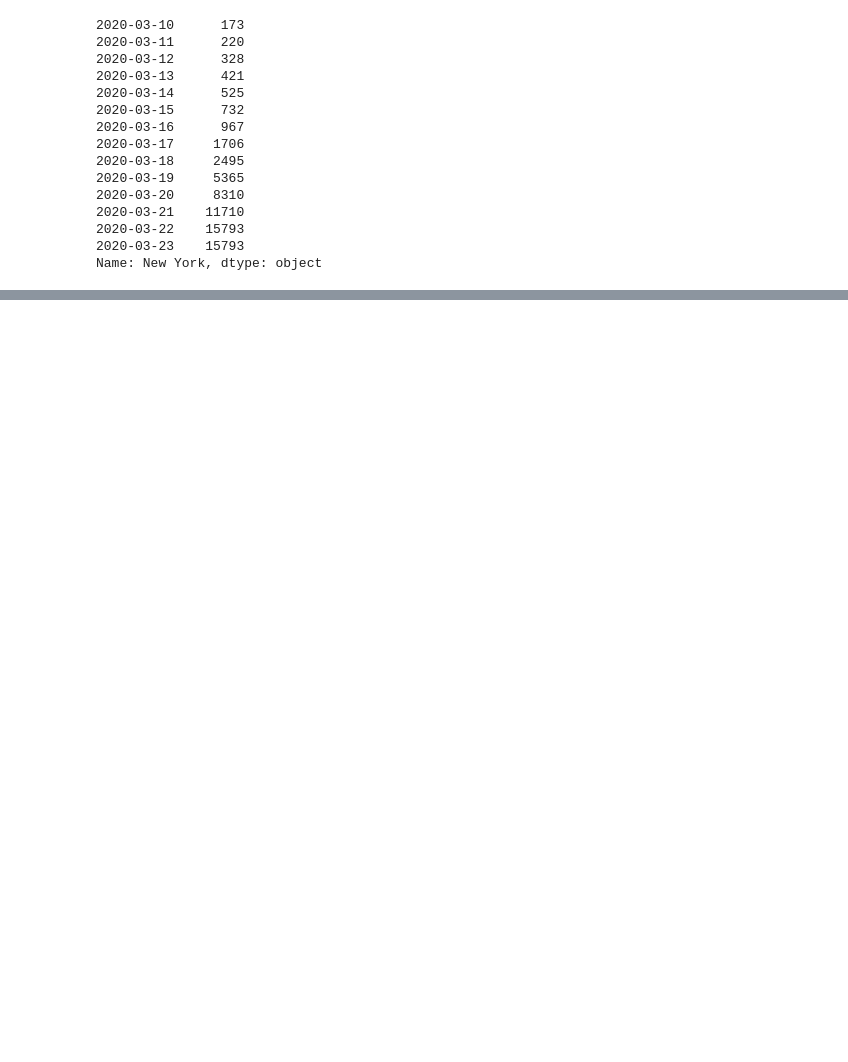
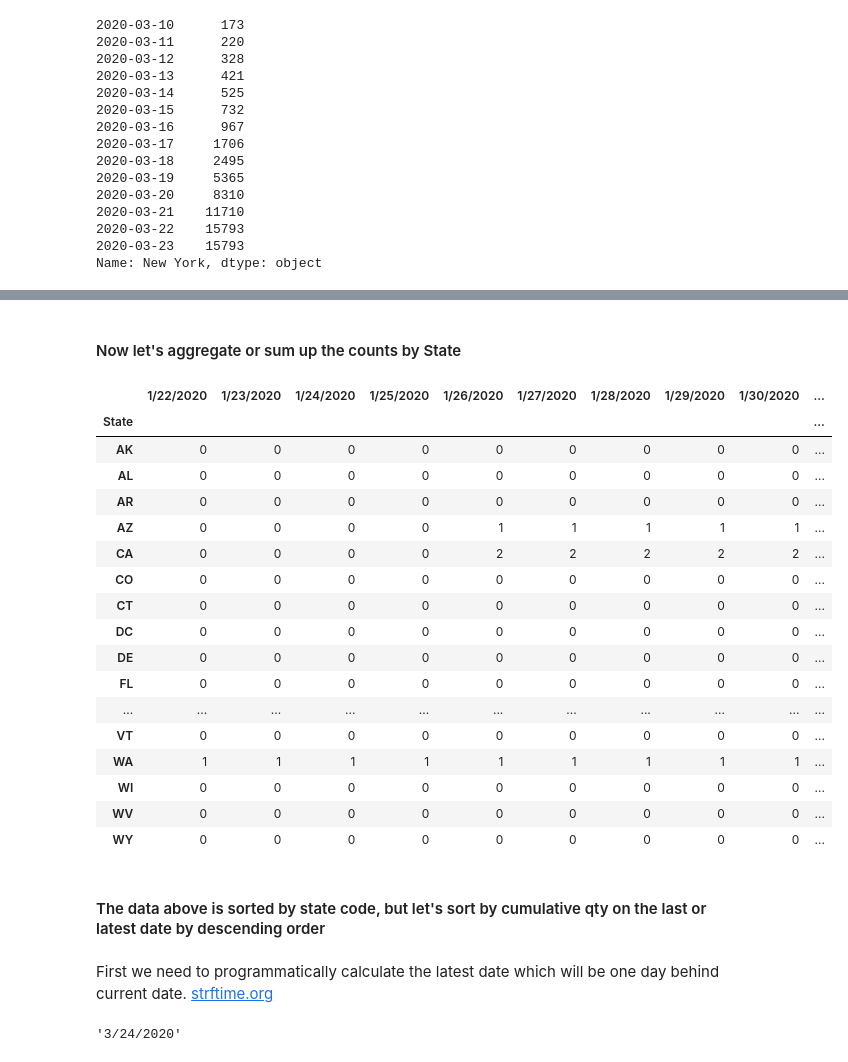
Before and after one commit to pybokeh/jupyter_notebooks, a Jupyter notebook: pandas/misc/covid-19/covid19_time_series.ipynb, the cells around one changed output, grey strips where cells are left out. Cells and saved outputs as stored; diff of their text form; code cells hidden in the pictures; blank space fills up the shorter version.

```diff
--- a/pandas/misc/covid-19/covid19_time_series.ipynb
+++ b/pandas/misc/covid-19/covid19_time_series.ipynb
@@ -136,0 +155,4 @@ df_final['2020-03-10':].loc[:, 'New York'].hvplot()
+# %%
+headers = {
+    "User-Agent": "My python app, contact me at pybokeh@protonmail.com"
+}
@@ -136,0 +185,32 @@ df_final['2020-03-10':].loc[:, 'New York'].hvplot()
+# %% [markdown]
+#### Now let's aggregate or sum up the counts by State
+# %%
+df.groupby('State').agg('sum')
+# %% [output]
+|  | 1/22/2020 | 1/23/2020 | 1/24/2020 | 1/25/2020 | 1/26/2020 | 1/27/2020 | 1/28/2020 | 1/29/2020 | 1/30/2020 | ... |
+| State |  |  |  |  |  |  |  |  |  | ... |
+| AK | 0 | 0 | 0 | 0 | 0 | 0 | 0 | 0 | 0 | ... |
+| AL | 0 | 0 | 0 | 0 | 0 | 0 | 0 | 0 | 0 | ... |
+| AR | 0 | 0 | 0 | 0 | 0 | 0 | 0 | 0 | 0 | ... |
+| AZ | 0 | 0 | 0 | 0 | 1 | 1 | 1 | 1 | 1 | ... |
+| CA | 0 | 0 | 0 | 0 | 2 | 2 | 2 | 2 | 2 | ... |
+| CO | 0 | 0 | 0 | 0 | 0 | 0 | 0 | 0 | 0 | ... |
+| CT | 0 | 0 | 0 | 0 | 0 | 0 | 0 | 0 | 0 | ... |
+| DC | 0 | 0 | 0 | 0 | 0 | 0 | 0 | 0 | 0 | ... |
+| DE | 0 | 0 | 0 | 0 | 0 | 0 | 0 | 0 | 0 | ... |
+| FL | 0 | 0 | 0 | 0 | 0 | 0 | 0 | 0 | 0 | ... |
+| ... | ... | ... | ... | ... | ... | ... | ... | ... | ... | ... |
+| VT | 0 | 0 | 0 | 0 | 0 | 0 | 0 | 0 | 0 | ... |
+| WA | 1 | 1 | 1 | 1 | 1 | 1 | 1 | 1 | 1 | ... |
+| WI | 0 | 0 | 0 | 0 | 0 | 0 | 0 | 0 | 0 | ... |
+| WV | 0 | 0 | 0 | 0 | 0 | 0 | 0 | 0 | 0 | ... |
+| WY | 0 | 0 | 0 | 0 | 0 | 0 | 0 | 0 | 0 | ... |
+# %% [markdown]
+#### The data above is sorted by state code, but let's sort by cumulative qty on the last or latest date by descending order
+# %% [markdown]
+First we need to programmatically calculate the latest date which will be one day behind current date.  [strftime.org](https://strftime.org/)
+# %%
+latest_date = (date.today() + timedelta(days=-1)).strftime("%-m/%-d/%Y")
+latest_date
+# %% [output]
+'3/24/2020'
```
Also changed, not shown: parts of 27 cells of this notebook, 2 other files.
